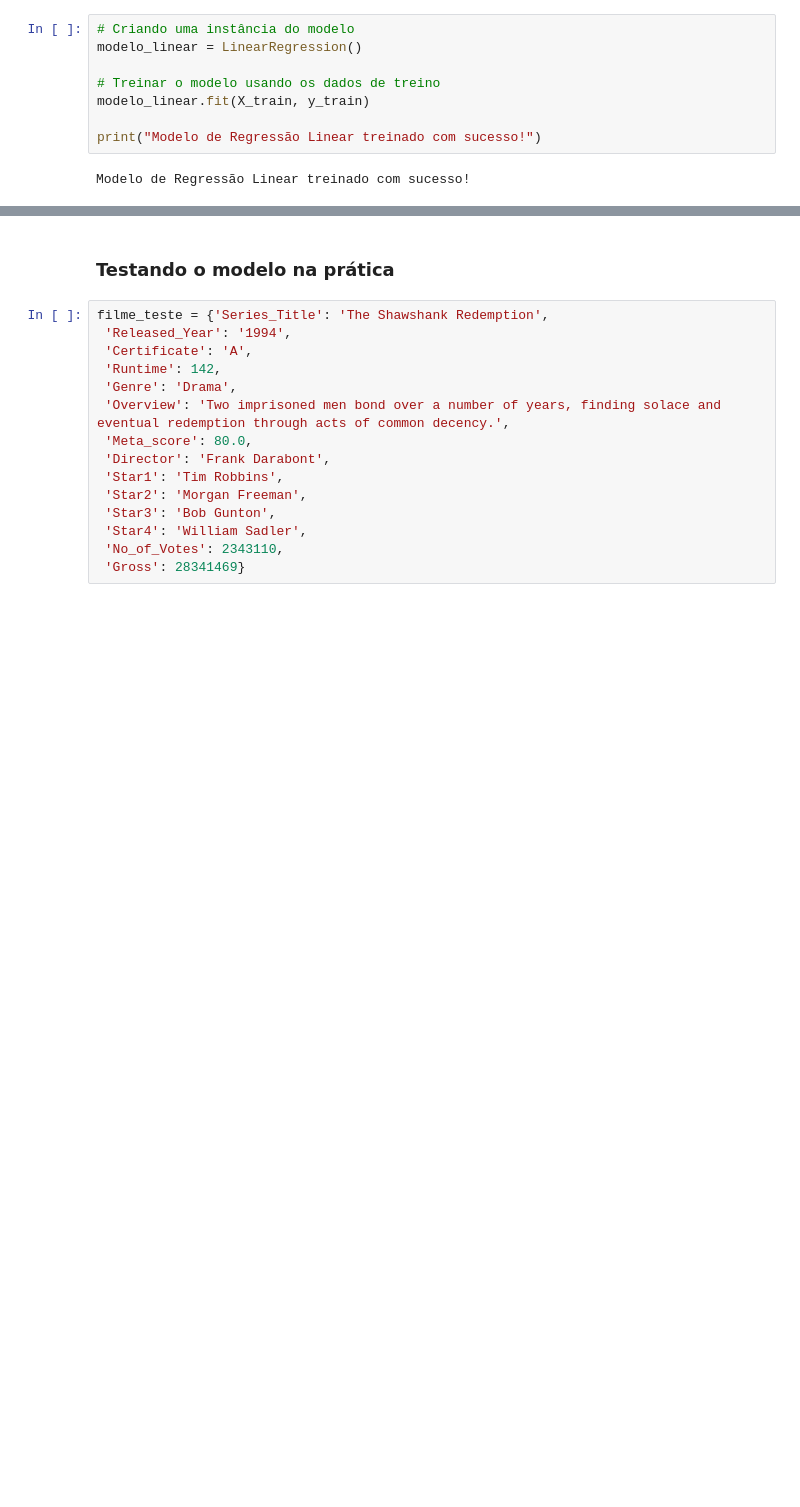
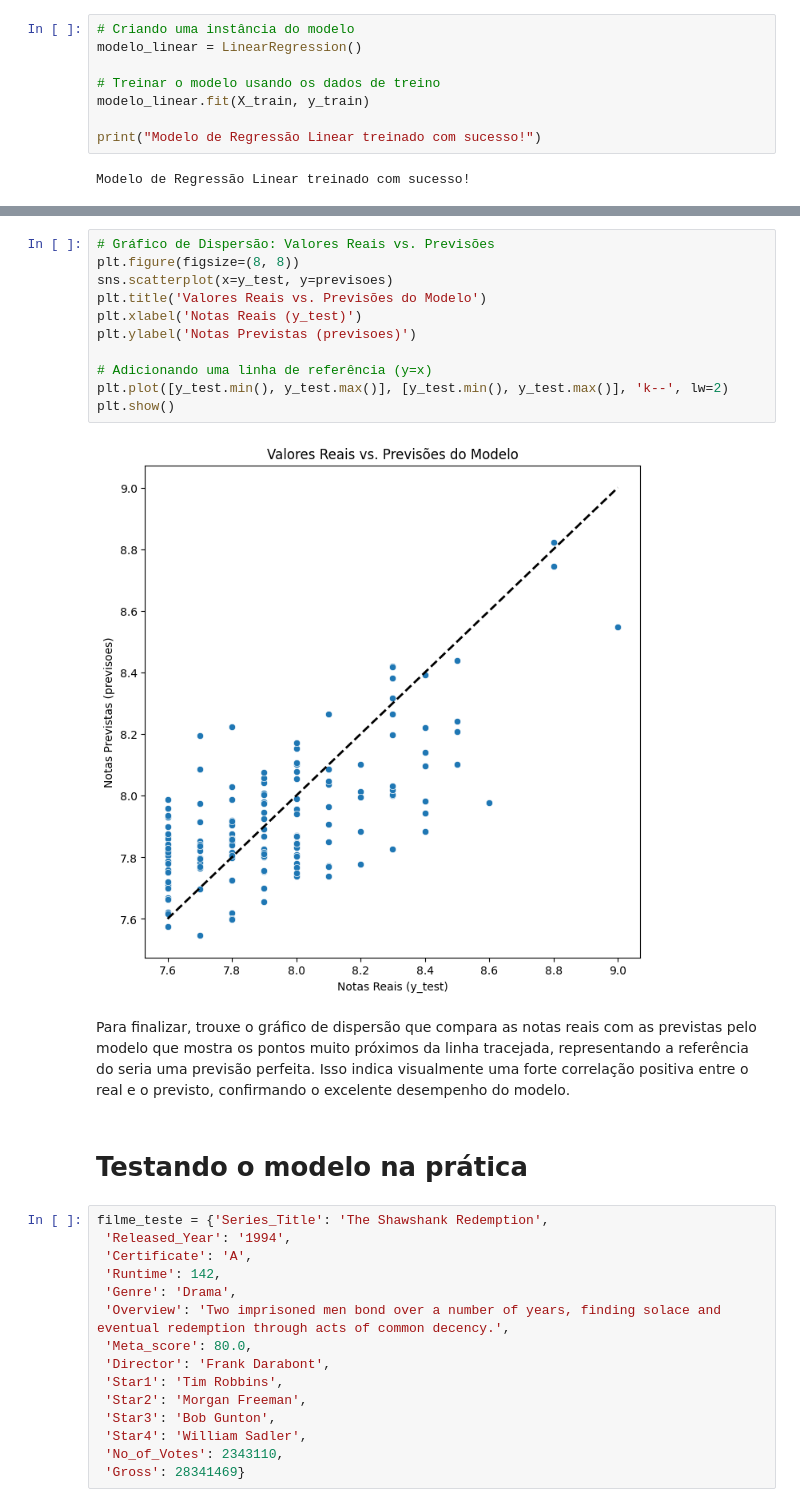
Before and after one commit to ThaisApdaCardoso/LH_CD_ThaisCardoso, a Jupyter notebook: LH_CD_ThaisCardoso.ipynb, the cells around one changed output, grey strips where cells are left out. Saved outputs shown, nothing was run; the diff lists cells and outputs as text; blank space fills up the shorter version.

```diff
--- a/LH_CD_ThaisCardoso.ipynb
+++ b/LH_CD_ThaisCardoso.ipynb
@@ -301,5 +363,20 @@ O modelo de Regressão Linear atingiu um RMSE de 0.2076, o que é um resultado e
+# %%
+# Gráfico de Dispersão: Valores Reais vs. Previsões
+plt.figure(figsize=(8, 8))
+sns.scatterplot(x=y_test, y=previsoes)
+plt.title('Valores Reais vs. Previsões do Modelo')
+plt.xlabel('Notas Reais (y_test)')
+plt.ylabel('Notas Previstas (previsoes)')
+
+# Adicionando uma linha de referência (y=x)
+plt.plot([y_test.min(), y_test.max()], [y_test.min(), y_test.max()], 'k--', lw=2)
+plt.show()
+# %% [output]
+[figure, added]
+# %% [markdown]
+Para finalizar, trouxe o gráfico de dispersão que compara as notas reais com as previstas pelo modelo que mostra os pontos muito próximos da linha tracejada, representando a referência do seria uma previsão perfeita. Isso indica visualmente uma forte correlação positiva entre o real e o previsto, confirmando o excelente desempenho do modelo.
 # %% [markdown]
-### Testando o modelo na prática
+# **Testando o modelo na prática**
 # %%
 filme_teste = {'Series_Title': 'The Shawshank Redemption',
  'Released_Year': '1994',
```
Also changed, not shown: parts of 17 cells of this notebook.
